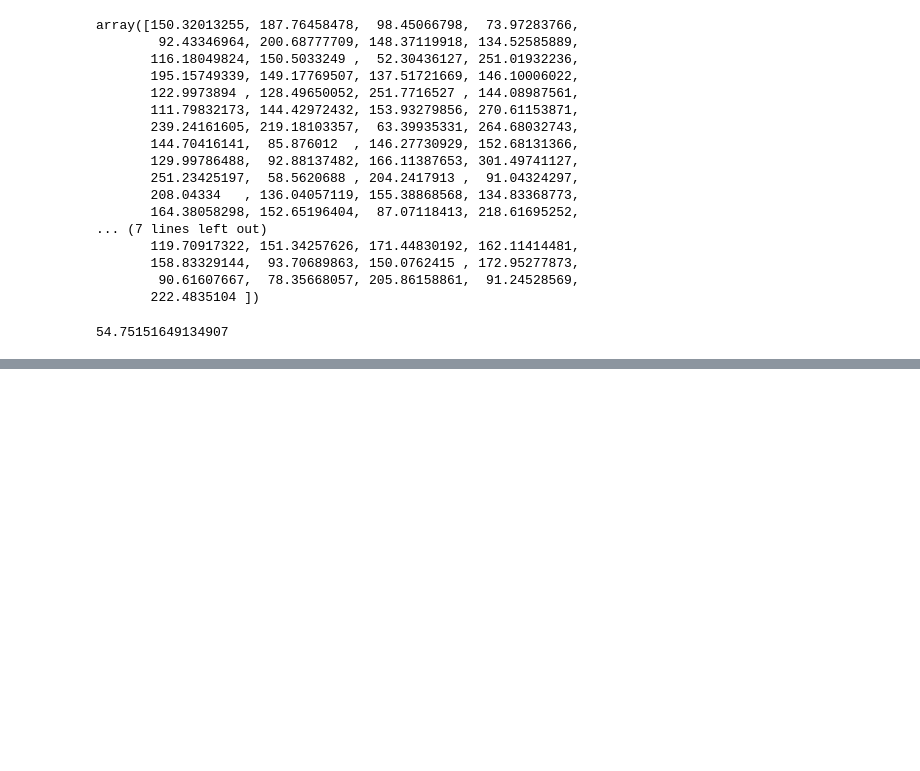
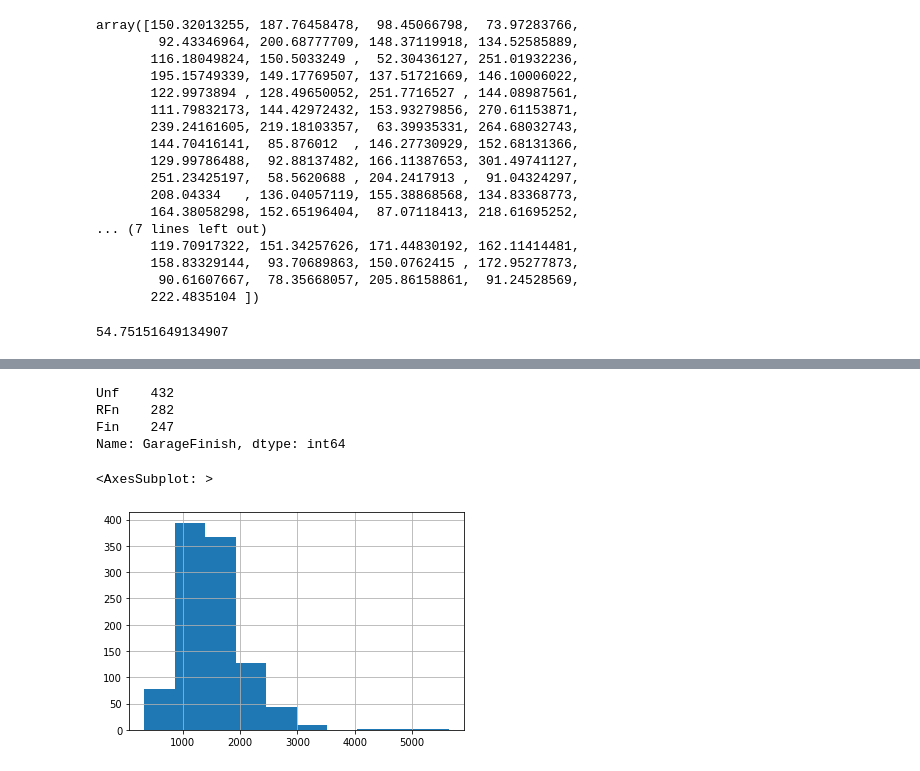
Before and after one commit to emily-bradley/ml-teaching-material, a Jupyter notebook: learning_paths/1_foundations_of_ml/Data Wrangling.ipynb, the cells around one changed output, grey strips where cells are left out. Drawn from its saved outputs; the diff is of its cells as text; code cells hidden in the pictures; blank space fills up the shorter version.

```diff
--- a/learning_paths/1_foundations_of_ml/Data Wrangling.ipynb
+++ b/learning_paths/1_foundations_of_ml/Data Wrangling.ipynb
@@ -619,0 +648,12 @@ rmse
+# %%
+X_train['GarageFinish'].value_counts()
+# %% [output]
+Unf    432
+RFn    282
+Fin    247
+Name: GarageFinish, dtype: int64
+# %%
+X_train['GrLivArea'].hist()
+# %% [output]
+<AxesSubplot: >
+[figure, added]
```
Also changed, not shown: parts of 26 cells of this notebook, 6 other files.
